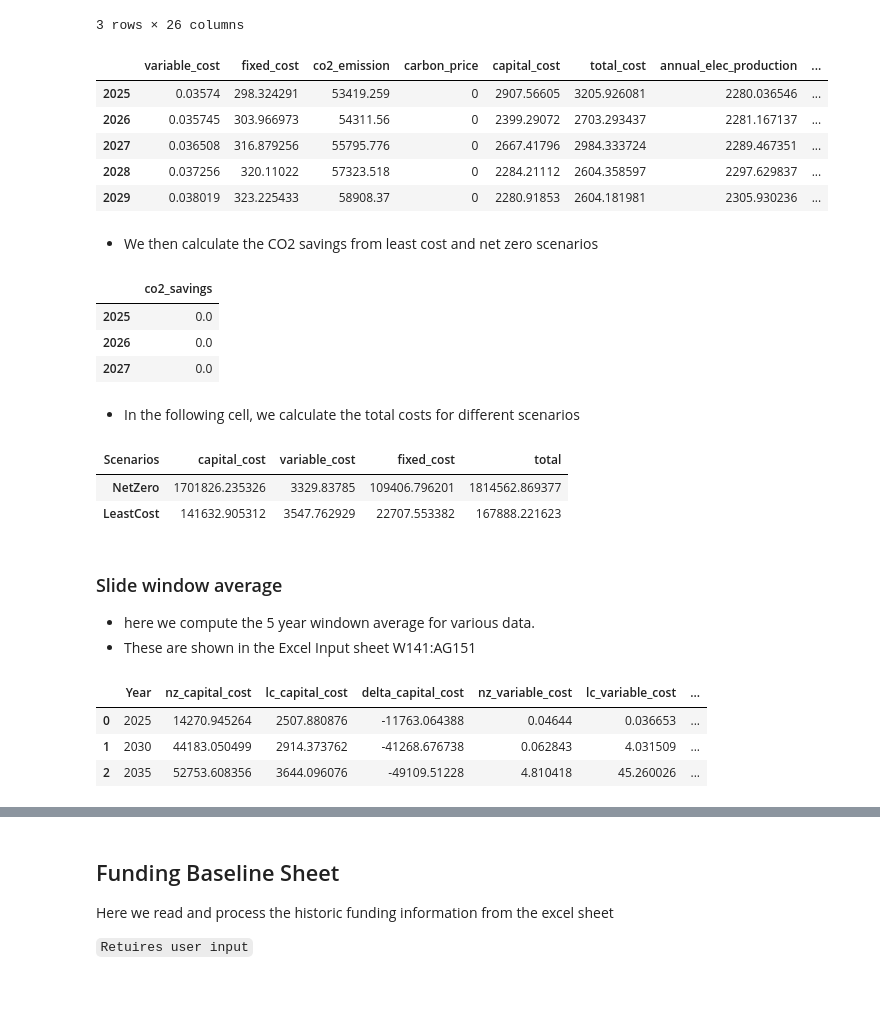
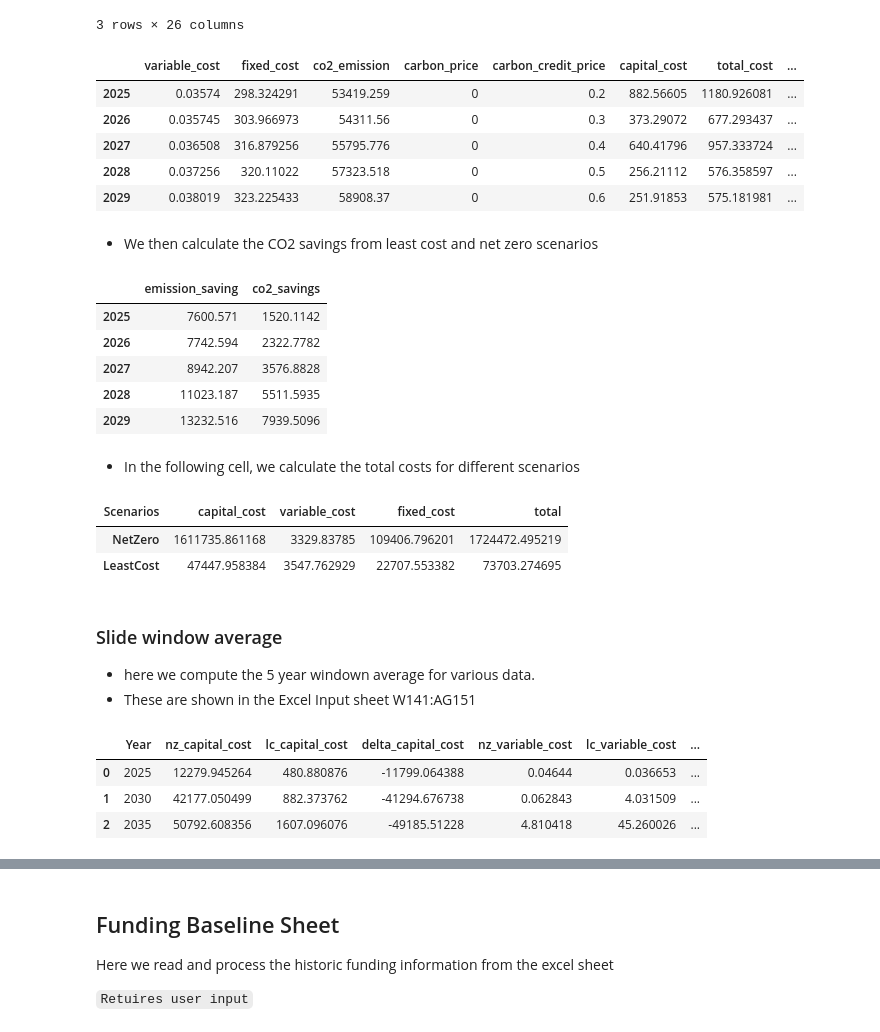
Before and after one commit to MINFinModel/minfin-py-public-release, a Jupyter notebook: addtional_input.ipynb, the cells around one changed output, grey strips where cells are left out. Drawn from its saved outputs; the diff is of its cells as text; code cells hidden in the pictures; blank space fills up the shorter version.

```diff
--- a/addtional_input.ipynb
+++ b/addtional_input.ipynb
@@ -4,9 +24,10 @@
 import numpy as np
 import pandas as pd
 
+START_YEAR = 2025
 # Define file path
 # file_path = "C:\\Users\\Zixuan\\Downloads\\MinFin V1.0.0kc.xlsm"
-file_path = "data/MINFin Energy 251203 test v5.xlsm"
+file_path = "data/MINFin Energy 251203 test v6.xlsm"
 # Load the Excel file and check available sheet names
 xls = pd.ExcelFile(file_path)
 sheet_names = xls.sheet_names
@@ -581,23 +451,26 @@ df_potential_generation_lc.head(3)
 least_cost_summary =  least_cost_extrator.get_totals(df_input_full)
 least_cost_summary.head(5)
 # %% [output]
-|  | variable_cost | fixed_cost | co2_emission | carbon_price | capital_cost | total_cost | annual_elec_production | ... |
-| 2025 | 0.03574 | 298.324291 | 53419.259 | 0 | 2907.56605 | 3205.926081 | 2280.036546 | ... |
-| 2026 | 0.035745 | 303.966973 | 54311.56 | 0 | 2399.29072 | 2703.293437 | 2281.167137 | ... |
-| 2027 | 0.036508 | 316.879256 | 55795.776 | 0 | 2667.41796 | 2984.333724 | 2289.467351 | ... |
-| 2028 | 0.037256 | 320.11022 | 57323.518 | 0 | 2284.21112 | 2604.358597 | 2297.629837 | ... |
-| 2029 | 0.038019 | 323.225433 | 58908.37 | 0 | 2280.91853 | 2604.181981 | 2305.930236 | ... |
+|  | variable_cost | fixed_cost | co2_emission | carbon_price | carbon_credit_price | capital_cost | total_cost | ... |
+| 2025 | 0.03574 | 298.324291 | 53419.259 | 0 | 0.2 | 882.56605 | 1180.926081 | ... |
+| 2026 | 0.035745 | 303.966973 | 54311.56 | 0 | 0.3 | 373.29072 | 677.293437 | ... |
+| 2027 | 0.036508 | 316.879256 | 55795.776 | 0 | 0.4 | 640.41796 | 957.333724 | ... |
+| 2028 | 0.037256 | 320.11022 | 57323.518 | 0 | 0.5 | 256.21112 | 576.358597 | ... |
+| 2029 | 0.038019 | 323.225433 | 58908.37 | 0 | 0.6 | 251.91853 | 575.181981 | ... |
 # %% [markdown]
 - We then calculate the CO2 savings from least cost and net zero scenarios
 # %%
 co2_savings = pd.DataFrame()
-co2_savings['co2_savings'] = least_cost_summary['cost_of_co2']-net_zero_summary['cost_of_co2']
-co2_savings.head(3)
+co2_savings["emission_saving"] = least_cost_summary['co2_emission']-net_zero_summary['co2_emission']
+co2_savings['co2_savings'] = co2_savings["emission_saving"]*least_cost_summary["carbon_credit_price"]
+co2_savings.head()
 # %% [output]
-|  | co2_savings |
-| 2025 | 0.0 |
-| 2026 | 0.0 |
-| 2027 | 0.0 |
+|  | emission_saving | co2_savings |
+| 2025 | 7600.571 | 1520.1142 |
+| 2026 | 7742.594 | 2322.7782 |
+| 2027 | 8942.207 | 3576.8828 |
+| 2028 | 11023.187 | 5511.5935 |
+| 2029 | 13232.516 | 7939.5096 |
 # %% [markdown]
 - In the following cell, we calculate the total costs for different scenarios
 # %%
@@ -619,8 +492,8 @@ period_total['total'] = period_total.iloc[0:,:].sum(axis=1)
 period_total
 # %% [output]
 | Scenarios | capital_cost | variable_cost | fixed_cost | total |
-| NetZero | 1701826.235326 | 3329.83785 | 109406.796201 | 1814562.869377 |
-| LeastCost | 141632.905312 | 3547.762929 | 22707.553382 | 167888.221623 |
+| NetZero | 1611735.861168 | 3329.83785 | 109406.796201 | 1724472.495219 |
+| LeastCost | 47447.958384 | 3547.762929 | 22707.553382 | 73703.274695 |
 # %% [markdown]
 ### Slide window average
 - here we compute the 5 year windown average for various data.
@@ -646,6 +519,6 @@ df_5yr_avg["emission_saving"] = co2_savings["co2_savings"].groupby(pd.cut(net_ze
 df_5yr_avg.head(3)
 # %% [output]
 |  | Year | nz_capital_cost | lc_capital_cost | delta_capital_cost | nz_variable_cost | lc_variable_cost | ... |
-| 0 | 2025 | 14270.945264 | 2507.880876 | -11763.064388 | 0.04644 | 0.036653 | ... |
-| 1 | 2030 | 44183.050499 | 2914.373762 | -41268.676738 | 0.062843 | 4.031509 | ... |
-| 2 | 2035 | 52753.608356 | 3644.096076 | -49109.51228 | 4.810418 | 45.260026 | ... |
+| 0 | 2025 | 12279.945264 | 480.880876 | -11799.064388 | 0.04644 | 0.036653 | ... |
+| 1 | 2030 | 42177.050499 | 882.373762 | -41294.676738 | 0.062843 | 4.031509 | ... |
+| 2 | 2035 | 50792.608356 | 1607.096076 | -49185.51228 | 4.810418 | 45.260026 | ... |
```
Also changed, not shown: parts of 119 cells of this notebook, 42 other files.
